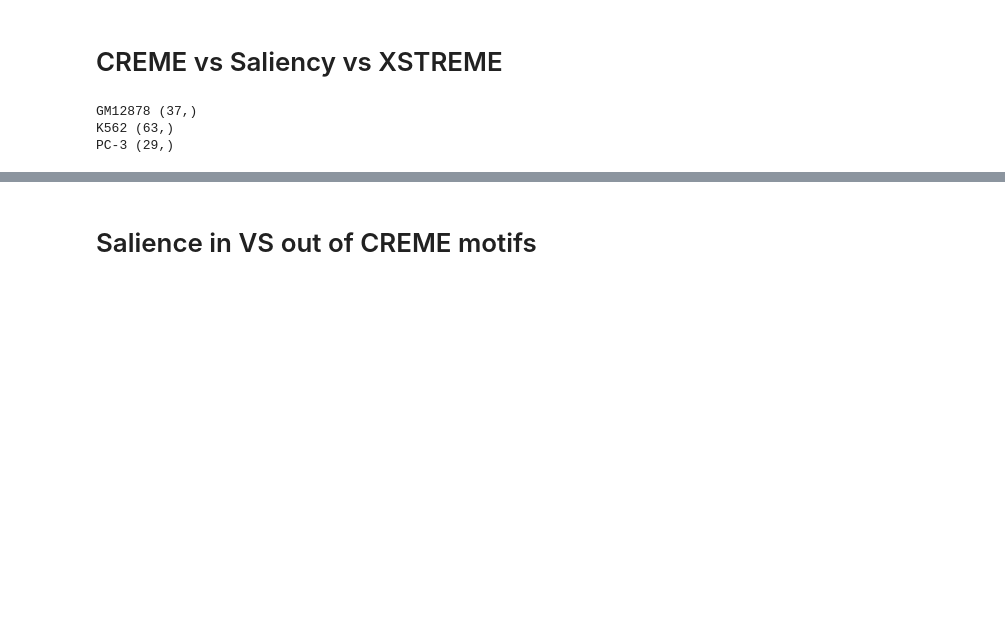
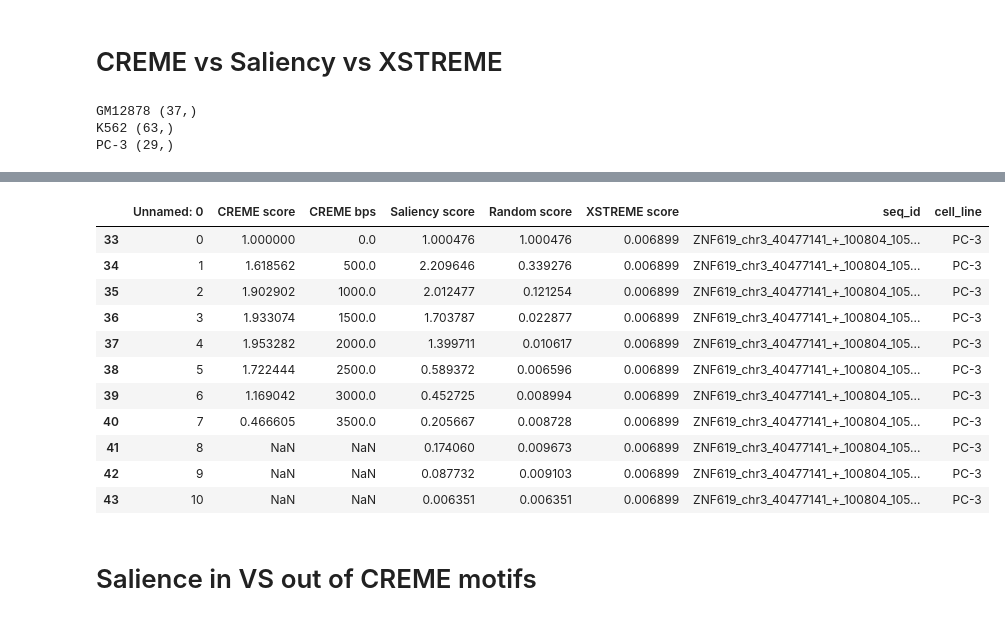
Before and after one commit to p-koo/creme-nn, a Jupyter notebook: figures/motif_level_analysis.ipynb, the cells around one changed output, grey strips where cells are left out. Drawn from its saved outputs; the diff is of its cells as text; code cells hidden in the pictures; blank space fills up the shorter version.

```diff
--- a/figures/motif_level_analysis.ipynb
+++ b/figures/motif_level_analysis.ipynb
@@ -181,3 +181,18 @@ Random
+# %%
+one_seq_df
+# %% [output]
+|  | Unnamed: 0 | CREME score | CREME bps | Saliency score | Random score | XSTREME score | seq_id | cell_line |
+| 33 | 0 | 1.000000 | 0.0 | 1.000476 | 1.000476 | 0.006899 | ZNF619_chr3_40477141_+_100804_105... | PC-3 |
+| 34 | 1 | 1.618562 | 500.0 | 2.209646 | 0.339276 | 0.006899 | ZNF619_chr3_40477141_+_100804_105... | PC-3 |
+| 35 | 2 | 1.902902 | 1000.0 | 2.012477 | 0.121254 | 0.006899 | ZNF619_chr3_40477141_+_100804_105... | PC-3 |
+| 36 | 3 | 1.933074 | 1500.0 | 1.703787 | 0.022877 | 0.006899 | ZNF619_chr3_40477141_+_100804_105... | PC-3 |
+| 37 | 4 | 1.953282 | 2000.0 | 1.399711 | 0.010617 | 0.006899 | ZNF619_chr3_40477141_+_100804_105... | PC-3 |
+| 38 | 5 | 1.722444 | 2500.0 | 0.589372 | 0.006596 | 0.006899 | ZNF619_chr3_40477141_+_100804_105... | PC-3 |
+| 39 | 6 | 1.169042 | 3000.0 | 0.452725 | 0.008994 | 0.006899 | ZNF619_chr3_40477141_+_100804_105... | PC-3 |
+| 40 | 7 | 0.466605 | 3500.0 | 0.205667 | 0.008728 | 0.006899 | ZNF619_chr3_40477141_+_100804_105... | PC-3 |
+| 41 | 8 | NaN | NaN | 0.174060 | 0.009673 | 0.006899 | ZNF619_chr3_40477141_+_100804_105... | PC-3 |
+| 42 | 9 | NaN | NaN | 0.087732 | 0.009103 | 0.006899 | ZNF619_chr3_40477141_+_100804_105... | PC-3 |
+| 43 | 10 | NaN | NaN | 0.006351 | 0.006351 | 0.006899 | ZNF619_chr3_40477141_+_100804_105... | PC-3 |
 # %% [markdown]
 # Salience in VS out of CREME motifs
 # %%
```
Also changed, not shown: parts of 3 cells of this notebook, 8 other files.
